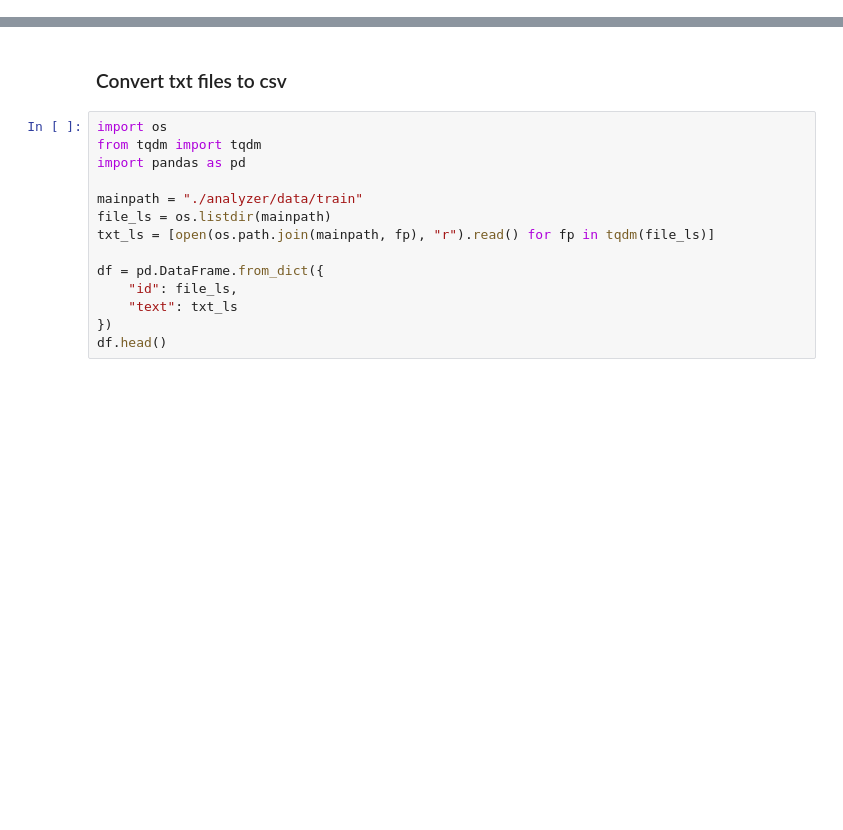
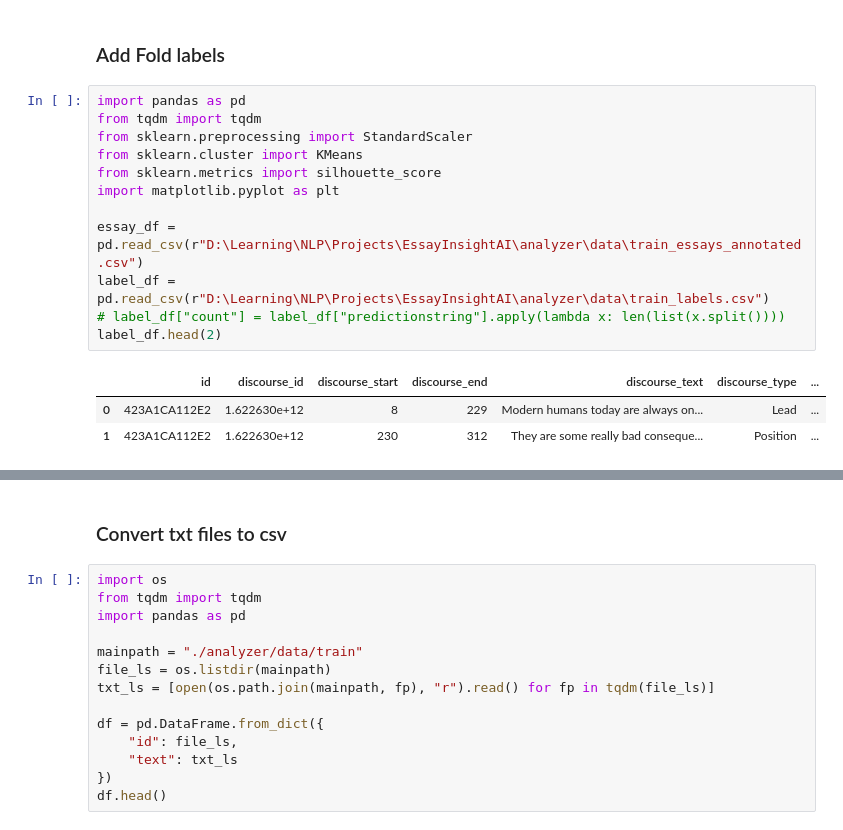
Before and after one commit to shanmukh05/EssayInsightsAI, a Jupyter notebook: experiments.ipynb, the cells around one changed output, grey strips where cells are left out. Cells and saved outputs as stored; diff of their text form; blank space fills up the shorter version.

```diff
--- a/experiments.ipynb
+++ b/experiments.ipynb
@@ -0,0 +1,18 @@
+# %% [markdown]
+### Add Fold labels
+# %%
+import pandas as pd
+from tqdm import tqdm
+from sklearn.preprocessing import StandardScaler
+from sklearn.cluster import KMeans
+from sklearn.metrics import silhouette_score
+import matplotlib.pyplot as plt
+
+essay_df = pd.read_csv(r"D:\Learning\NLP\Projects\EssayInsightAI\analyzer\data\train_essays_annotated.csv")
+label_df = pd.read_csv(r"D:\Learning\NLP\Projects\EssayInsightAI\analyzer\data\train_labels.csv")
+# label_df["count"] = label_df["predictionstring"].apply(lambda x: len(list(x.split())))
+label_df.head(2)
+# %% [output]
+|  | id | discourse_id | discourse_start | discourse_end | discourse_text | discourse_type | ... |
+| 0 | 423A1CA112E2 | 1.622630e+12 | 8 | 229 | Modern humans today are always on... | Lead | ... |
+| 1 | 423A1CA112E2 | 1.622630e+12 | 230 | 312 | They are some really bad conseque... | Position | ... |
```
Also changed, not shown: parts of 8 cells of this notebook, 7 other files.
